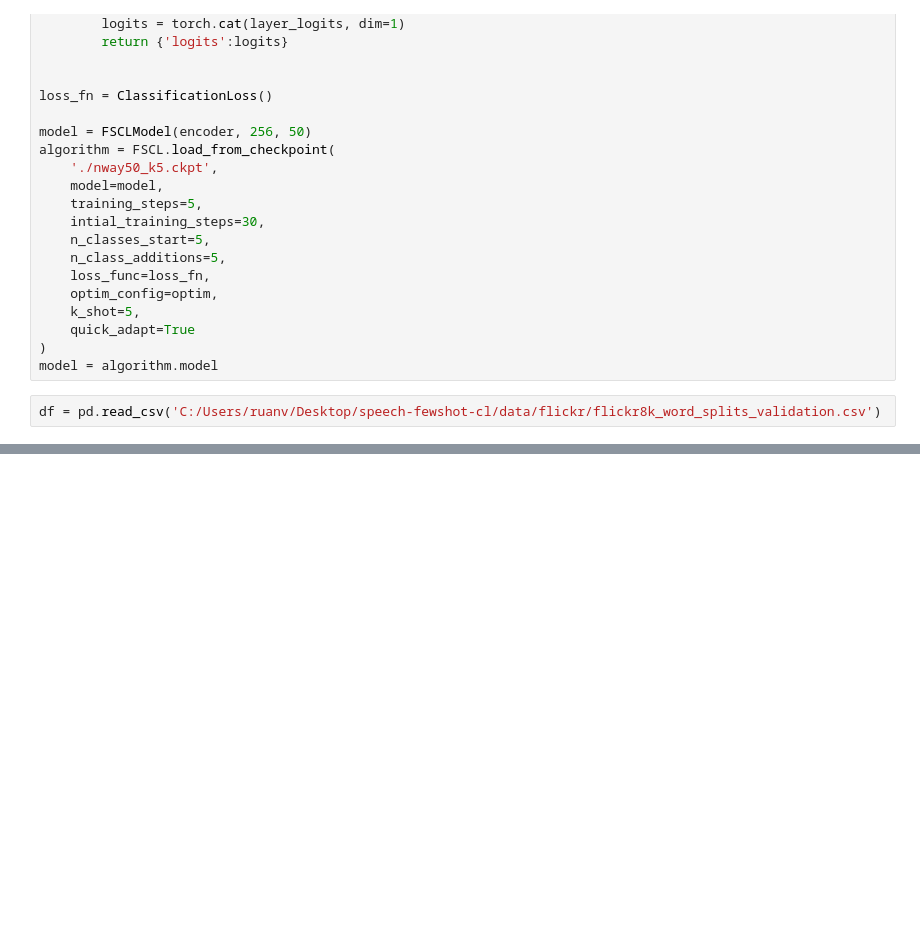
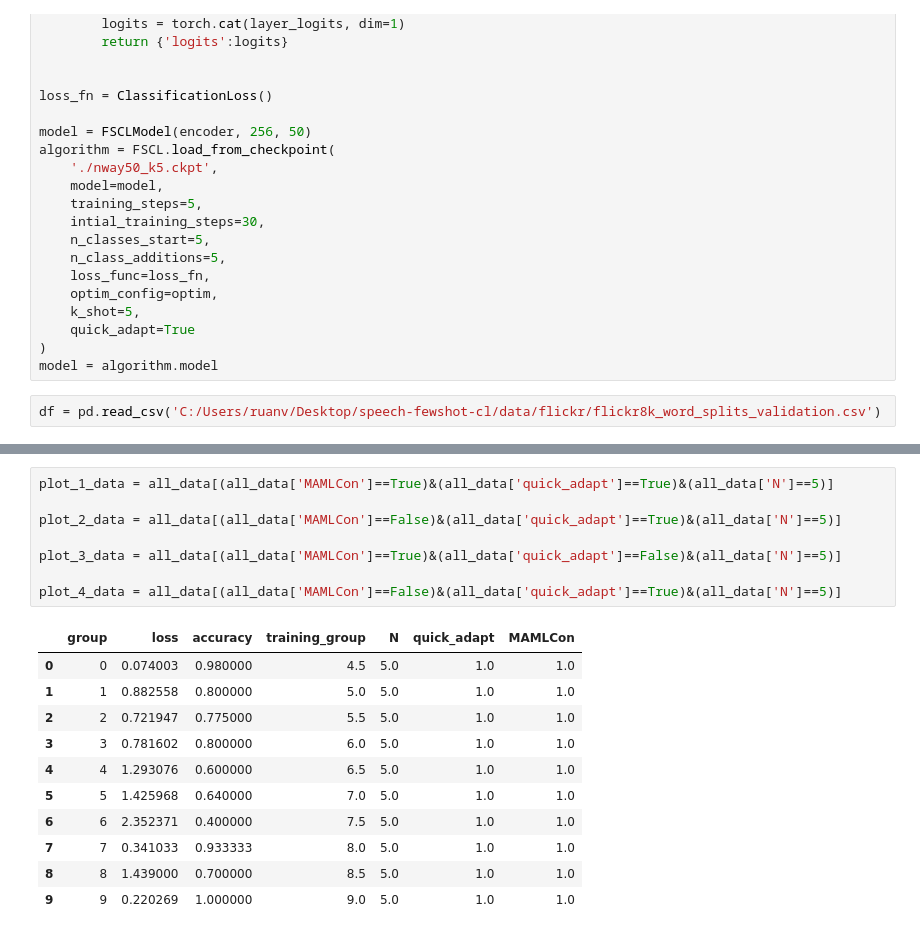
Before and after one commit to ByteFuse/MAMLCon, a Jupyter notebook: notebooks/generate_plots.ipynb, the cells around one changed output, grey strips where cells are left out. Cells and saved outputs as stored; diff of their text form; blank space fills up the shorter version.

```diff
--- a/notebooks/generate_plots.ipynb
+++ b/notebooks/generate_plots.ipynb
@@ -365,0 +522,20 @@ Training loss: 0.0029
+# %%
+plot_1_data = all_data[(all_data['MAMLCon']==True)&(all_data['quick_adapt']==True)&(all_data['N']==5)]
+
+plot_2_data = all_data[(all_data['MAMLCon']==False)&(all_data['quick_adapt']==True)&(all_data['N']==5)]
+
+plot_3_data = all_data[(all_data['MAMLCon']==True)&(all_data['quick_adapt']==False)&(all_data['N']==5)]
+
+plot_4_data = all_data[(all_data['MAMLCon']==False)&(all_data['quick_adapt']==True)&(all_data['N']==5)]
+# %% [output]
+|  | group | loss | accuracy | training_group | N | quick_adapt | MAMLCon |
+| 0 | 0 | 0.074003 | 0.980000 | 4.5 | 5.0 | 1.0 | 1.0 |
+| 1 | 1 | 0.882558 | 0.800000 | 5.0 | 5.0 | 1.0 | 1.0 |
+| 2 | 2 | 0.721947 | 0.775000 | 5.5 | 5.0 | 1.0 | 1.0 |
+| 3 | 3 | 0.781602 | 0.800000 | 6.0 | 5.0 | 1.0 | 1.0 |
+| 4 | 4 | 1.293076 | 0.600000 | 6.5 | 5.0 | 1.0 | 1.0 |
+| 5 | 5 | 1.425968 | 0.640000 | 7.0 | 5.0 | 1.0 | 1.0 |
+| 6 | 6 | 2.352371 | 0.400000 | 7.5 | 5.0 | 1.0 | 1.0 |
+| 7 | 7 | 0.341033 | 0.933333 | 8.0 | 5.0 | 1.0 | 1.0 |
+| 8 | 8 | 1.439000 | 0.700000 | 8.5 | 5.0 | 1.0 | 1.0 |
+| 9 | 9 | 0.220269 | 1.000000 | 9.0 | 5.0 | 1.0 | 1.0 |
```
Also changed, not shown: parts of 21 cells of this notebook.
